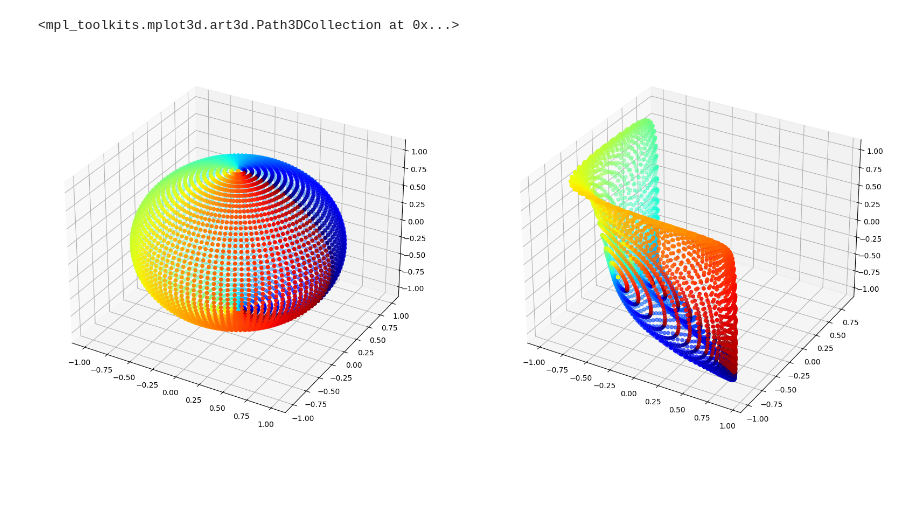
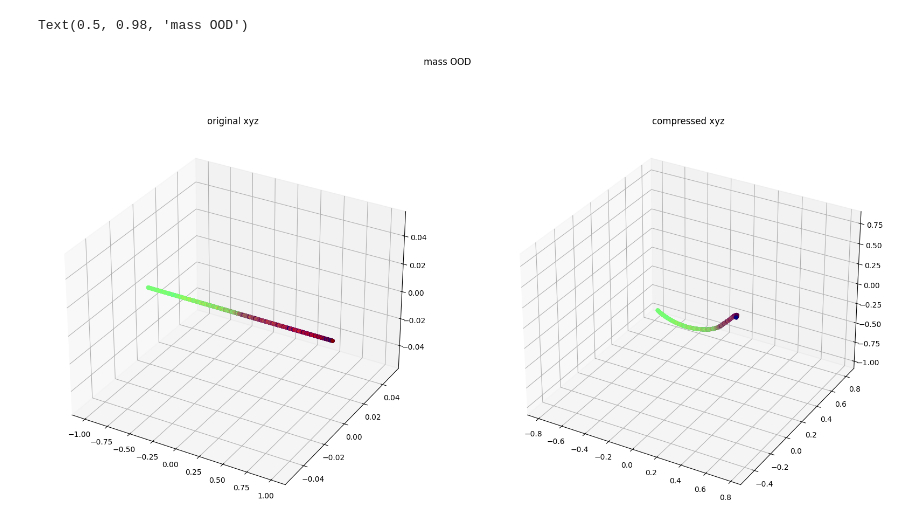
Before and after one commit to jc-bao/policy-adaptation-survey, a Jupyter notebook: adaptive_control_gym/utils/plot.ipynb, the cells around one changed output. Drawn from its saved outputs; the diff is of its cells as text; code cells hidden in the pictures; blank space fills up the shorter version.

```diff
--- a/adaptive_control_gym/utils/plot.ipynb
+++ b/adaptive_control_gym/utils/plot.ipynb
@@ -58,29 +58,36 @@ print(f"|{expert_Dw1['expert_err_x_final']:.4f}|{expert_Dw1['adapt_err_x_initial
 # load torch module
 import torch
 # load the model
-model = torch.load('/home/pcy/rl/policy-adaptation-survey/results/rl/ppo_ood-only-disturb-center-100-com3.pt')
+model = torch.load('/home/pcy/rl/policy-adaptation-survey/results/rl/ppo_RMA3.pt')
 compressor = model['compressor'].to('cpu')
 err = model['expert_err_x_final']
 # %%
 # create xyz from a sphere with torch
 theta = torch.linspace(0, 2*torch.pi, 100)
 phi = torch.linspace(0, torch.pi, 50)
 x = torch.outer(torch.cos(theta), torch.sin(phi))
 y = torch.outer(torch.sin(theta), torch.sin(phi))
 z = torch.outer(torch.ones(theta.shape), torch.cos(phi))
 xyz = torch.stack([x, y, z], dim=-1).reshape(-1, 3)
+x = x.reshape(-1, 1)
+xyz = torch.cat([x, torch.zeros([x.shape[0],2])], dim=-1)
 # passing xyz to network
 xyz = xyz.to('cpu')
-xyz_compressed = compressor(xyz)
+xyz_compressed = compressor(torch.cat([torch.zeros([xyz.shape[0], 3]), xyz,torch.zeros([xyz.shape[0], 12-3-3])], dim=-1))
 err = torch.arange(5000)/5000
 # plot orginal xyz and compressed xyz side by side with color mapping
 import matplotlib.pyplot as plt
 from mpl_toolkits.mplot3d import Axes3D
 fig = plt.figure(figsize=(20, 10))
 ax1 = fig.add_subplot(121, projection='3d')
 ax2 = fig.add_subplot(122, projection='3d')
 ax1.scatter(xyz[:, 0], xyz[:, 1], xyz[:, 2], c=err, cmap='jet')
 ax2.scatter(xyz_compressed[:, 0], xyz_compressed[:, 1], xyz_compressed[:, 2], c=err, cmap='jet')
+# set title
+ax1.set_title('original xyz')
+ax2.set_title('compressed xyz')
+# set all title
+plt.suptitle('mass OOD')
 # %% [output]
-<mpl_toolkits.mplot3d.art3d.Path3DCollection at 0x...>
+Text(0.5, 0.98, 'mass OOD')
-[figure, old version]
+[figure, new version]
```
Also changed, not shown: 2 other files.
